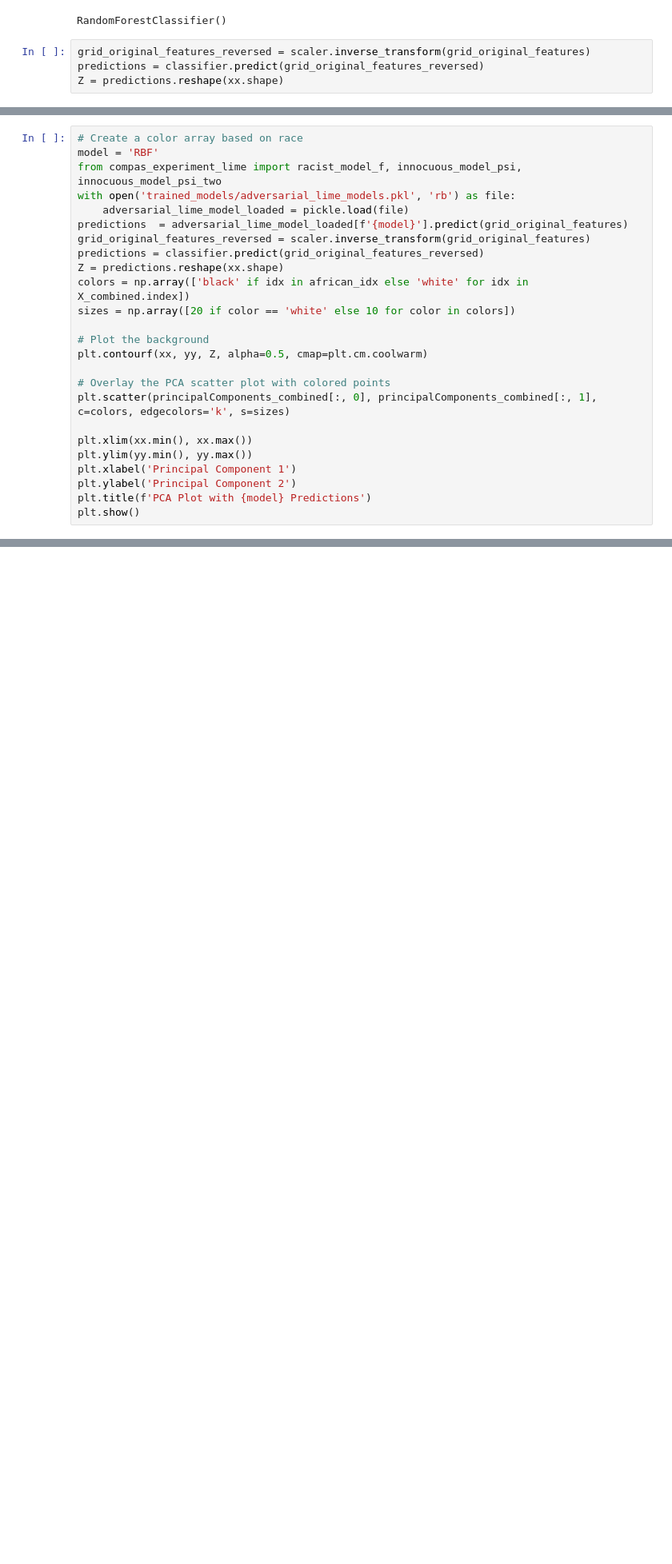
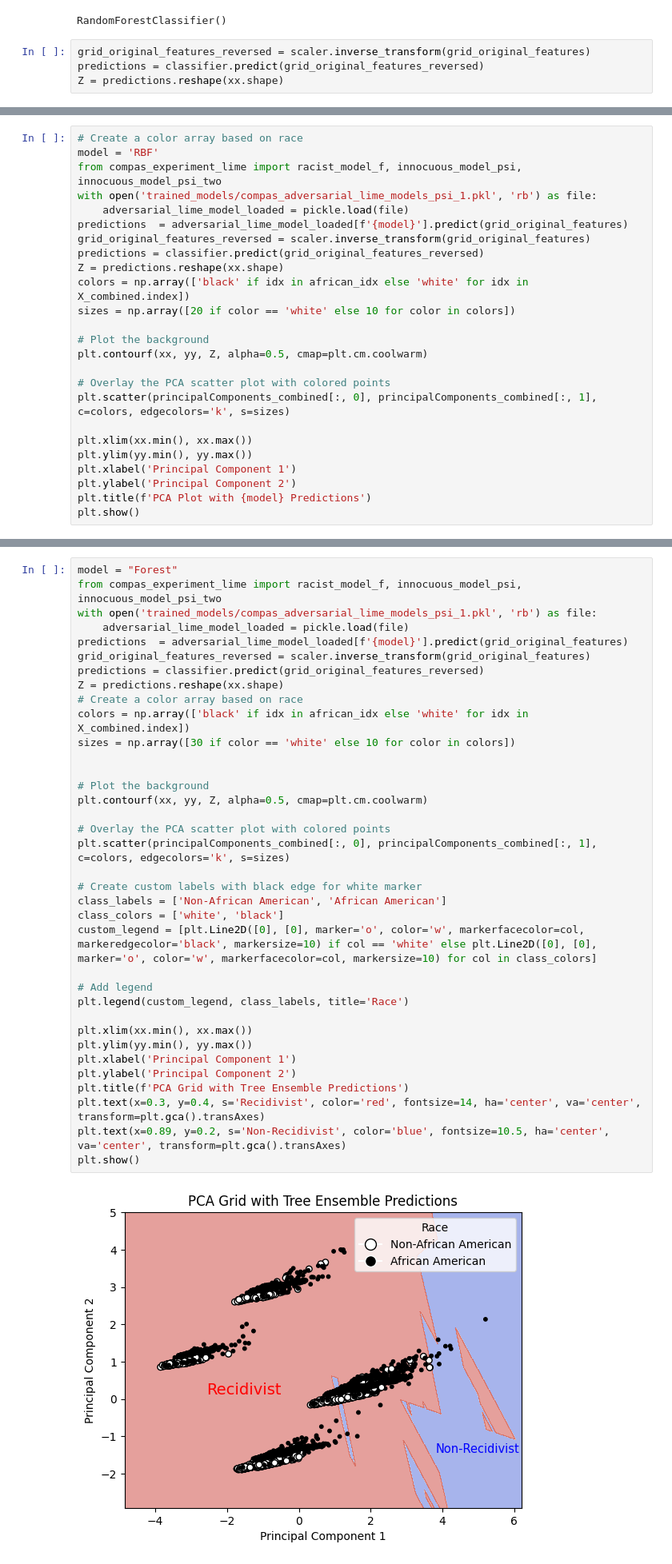
Before and after one commit to shreyan241/DSC-261-FINAL, a Jupyter notebook: Fooling-LIME-SHAP/pca_grid.ipynb, the cells around one changed output, grey strips where cells are left out. Shown at 80% size. Drawn from its saved outputs; the diff is of its cells as text; blank space fills up the shorter version.

```diff
--- a/Fooling-LIME-SHAP/pca_grid.ipynb
+++ b/Fooling-LIME-SHAP/pca_grid.ipynb
@@ -200,7 +195,7 @@ grid_original_features = pca.inverse_transform(grid_pca_features)
 # Create a color array based on race
 model = 'RBF'
 from compas_experiment_lime import racist_model_f, innocuous_model_psi, innocuous_model_psi_two
-with open('trained_models/adversarial_lime_models.pkl', 'rb') as file:
+with open('trained_models/compas_adversarial_lime_models_psi_1.pkl', 'rb') as file:
     adversarial_lime_model_loaded = pickle.load(file)
 predictions  = adversarial_lime_model_loaded[f'{model}'].predict(grid_original_features)
 grid_original_features_reversed = scaler.inverse_transform(grid_original_features)
@@ -226 +221,39 @@ plt.show()
+# %%
+model = "Forest"
+from compas_experiment_lime import racist_model_f, innocuous_model_psi, innocuous_model_psi_two
+with open('trained_models/compas_adversarial_lime_models_psi_1.pkl', 'rb') as file:
+    adversarial_lime_model_loaded = pickle.load(file)
+predictions  = adversarial_lime_model_loaded[f'{model}'].predict(grid_original_features)
+grid_original_features_reversed = scaler.inverse_transform(grid_original_features)
+predictions = classifier.predict(grid_original_features_reversed)
+Z = predictions.reshape(xx.shape)
+# Create a color array based on race
+colors = np.array(['black' if idx in african_idx else 'white' for idx in X_combined.index])
+sizes = np.array([30 if color == 'white' else 10 for color in colors])
+
+
+# Plot the background
+plt.contourf(xx, yy, Z, alpha=0.5, cmap=plt.cm.coolwarm)
+
+# Overlay the PCA scatter plot with colored points
+plt.scatter(principalComponents_combined[:, 0], principalComponents_combined[:, 1], c=colors, edgecolors='k', s=sizes)
+
+# Create custom labels with black edge for white marker
+class_labels = ['Non-African American', 'African American']
+class_colors = ['white', 'black']
+custom_legend = [plt.Line2D([0], [0], marker='o', color='w', markerfacecolor=col, markeredgecolor='black', markersize=10) if col == 'white' else plt.Line2D([0], [0], marker='o', color='w', markerfacecolor=col, markersize=10) for col in class_colors]
+
+# Add legend
+plt.legend(custom_legend, class_labels, title='Race')
+
+plt.xlim(xx.min(), xx.max())
+plt.ylim(yy.min(), yy.max())
+plt.xlabel('Principal Component 1')
+plt.ylabel('Principal Component 2')
+plt.title(f'PCA Grid with Tree Ensemble Predictions')
+plt.text(x=0.3, y=0.4, s='Recidivist', color='red', fontsize=14, ha='center', va='center', transform=plt.gca().transAxes)
+plt.text(x=0.89, y=0.2, s='Non-Recidivist', color='blue', fontsize=10.5, ha='center', va='center', transform=plt.gca().transAxes)
+plt.show()
+# %% [output]
+[figure, added]
 # %%
```
Also changed, not shown: parts of 8 cells of this notebook, 2 other files.
